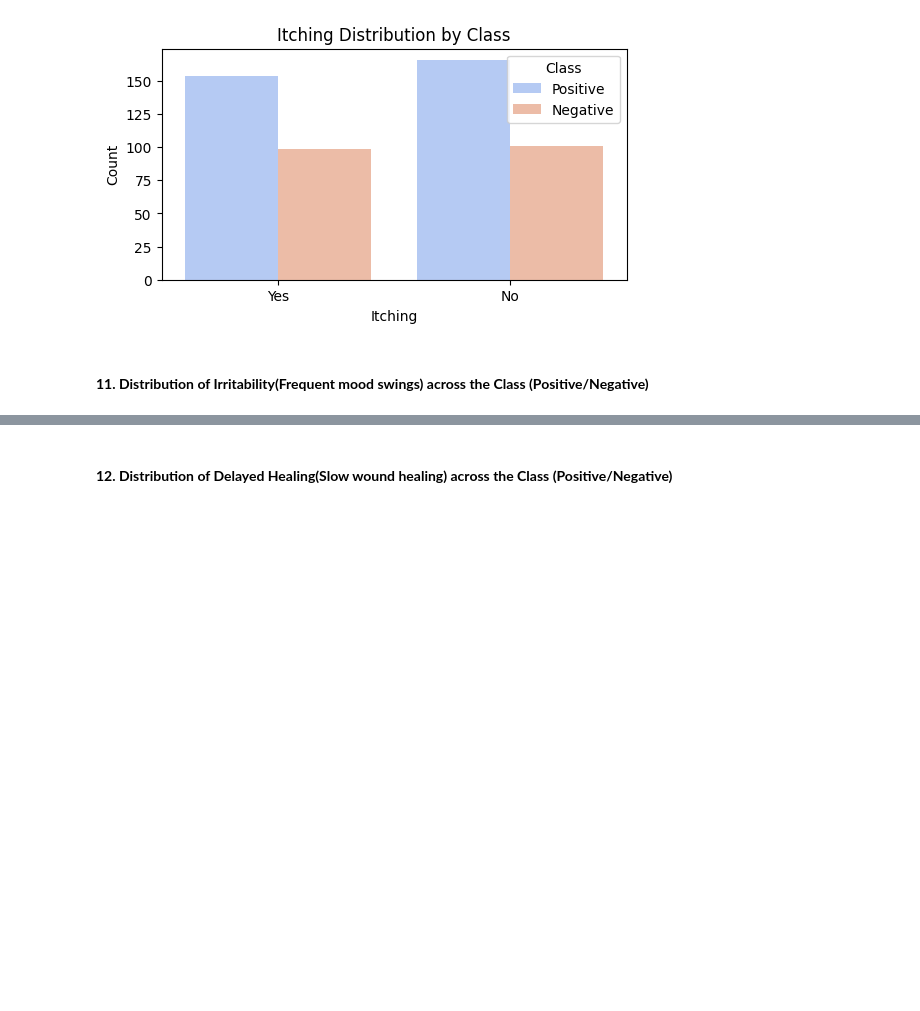
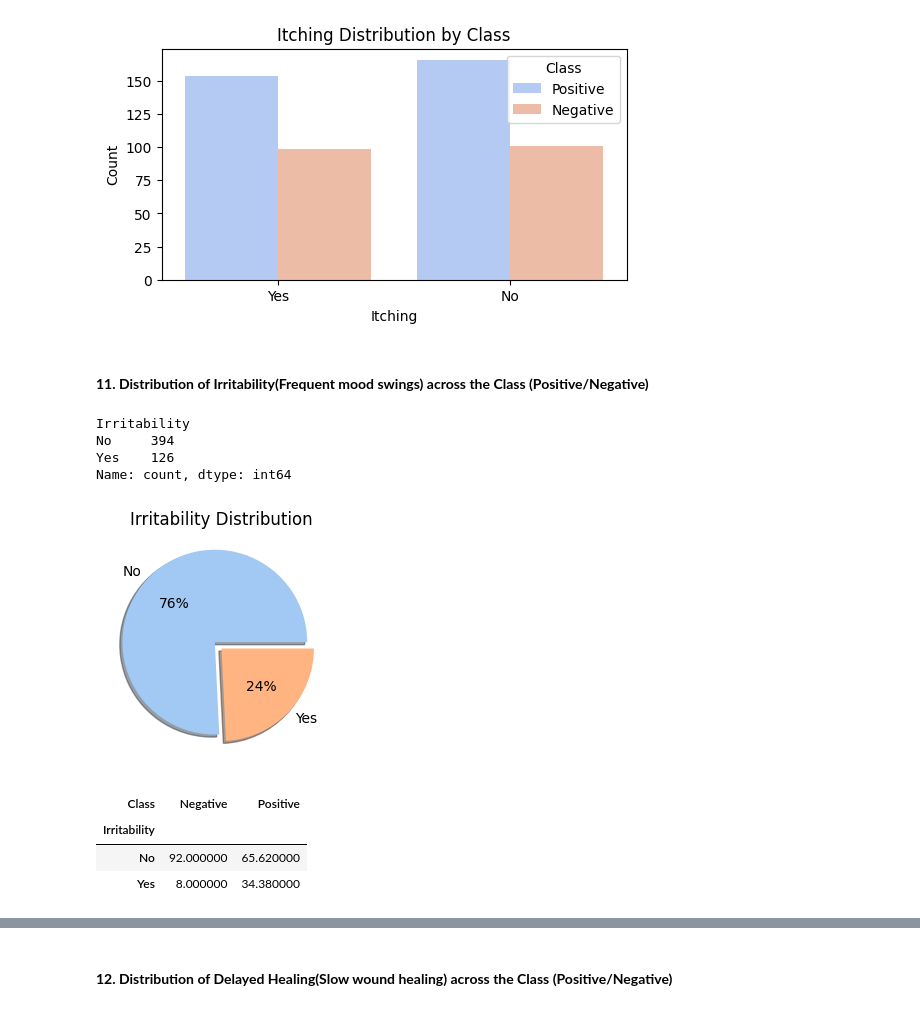
Before and after one commit to Angad143/HealthScope---A-Multi-Disease-Progression-and-Severity-Prediction-Platform, a Jupyter notebook: Diabetes Progression Prediction/Diabetes_Diseases_Prediction.ipynb, the cells around one changed output, grey strips where cells are left out. Drawn from its saved outputs; the diff is of its cells as text; code cells hidden in the pictures; blank space fills up the shorter version.

```diff
--- a/Diabetes Progression Prediction/Diabetes_Diseases_Prediction.ipynb
+++ b/Diabetes Progression Prediction/Diabetes_Diseases_Prediction.ipynb
@@ -627,3 +627,32 @@ plt.show()
 [figure]
 # %% [markdown]
 #### **11. Distribution of Irritability(Frequent mood swings) across the Class (Positive/Negative)**
+# %%
+# Check the order of value_counts()
+print(df["Irritability"].value_counts())
+# %% [output]
+Irritability
+No     394
+Yes    126
+Name: count, dtype: int64
+# %%
+# Pie Chart for Irritability Distribution
+plt.figure(figsize=(5, 3))
+df["Irritability"].value_counts().plot.pie(autopct="%1.0f%%", colors=sns.color_palette("pastel"),
+                                       labels=["No", "Yes"], explode=[0.1, 0], shadow=True)
+plt.title("Irritability Distribution")
+plt.ylabel("")
+plt.show()
+# %% [output]
+[figure, added]
+# %%
+# Crosstab for Irritability and Class
+plot_criteria = ["Irritability", "Class"]
+cm = sns.light_palette("red", as_cmap=True)
+crosstab_result = round(pd.crosstab(df[plot_criteria[0]], df[plot_criteria[1]], normalize="columns") * 100, 2)
+crosstab_result.style.background_gradient(cmap=cm)
+# %% [output]
+| Class | Negative | Positive |
+| Irritability |  |  |
+| No | 92.000000 | 65.620000 |
+| Yes | 8.000000 | 34.380000 |
```
Also changed, not shown: parts of 22 cells of this notebook.
